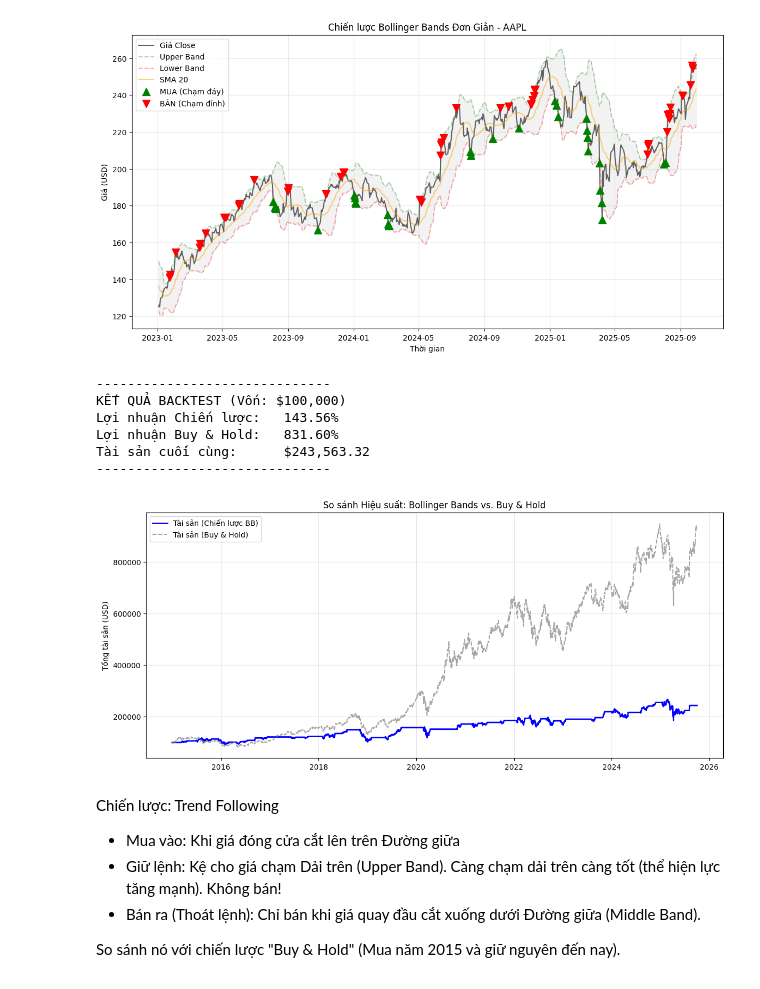
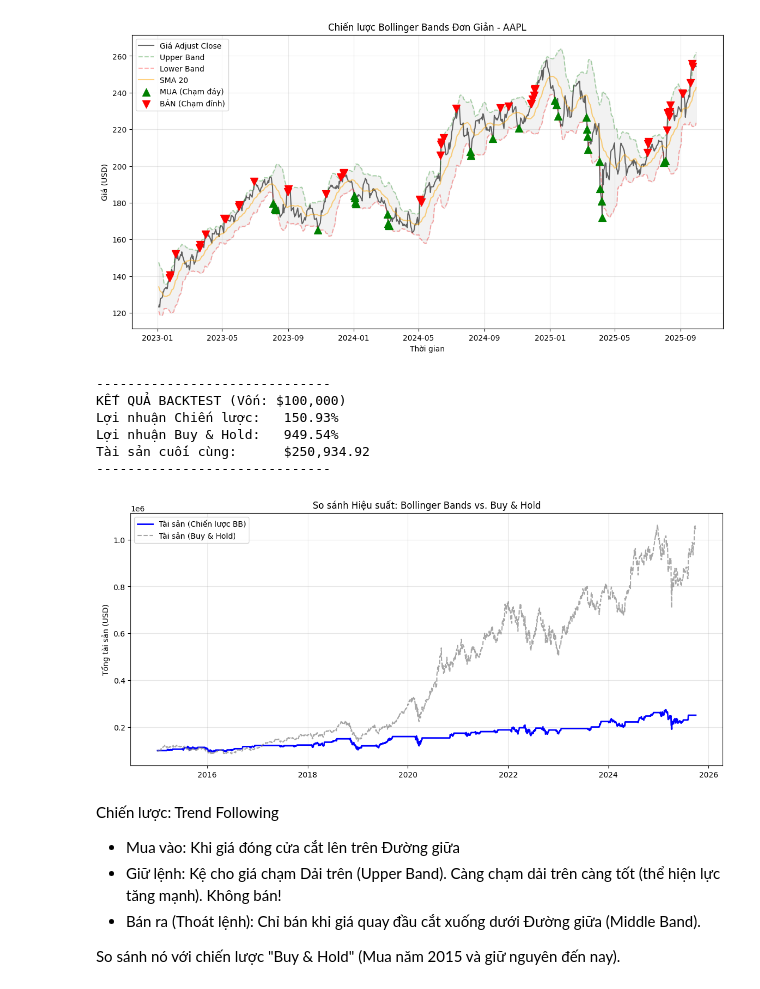
Before and after one commit to tamnguyen-2905/CF_Trang22110234_Thanh22110203_Tam22110193, a Jupyter notebook: LAB_GIUAKI/Bollinger Bands.ipynb, the cells around one changed output. Drawn from its saved outputs; the diff is of its cells as text; code cells hidden in the pictures.

Commit message:
Update Bollinger Bands

```diff
--- a/LAB_GIUAKI/Bollinger Bands.ipynb
+++ b/LAB_GIUAKI/Bollinger Bands.ipynb
@@ -15,12 +37,16 @@ if isinstance(data.columns, pd.MultiIndex):
+# %%
+# Xử lý missing value
+data.ffill(inplace = True)
+data.dropna(inplace = True)
 # %%
 # 2. TÍNH TOÁN BOLLINGER BANDS
 window = 20
 std_dev = 2
 
 #  (SMA 20)
-data['Middle Band'] = data['Close'].rolling(window=window).mean()
+data['Middle Band'] = data['Adj Close'].rolling(window=window).mean()
 # Độ lệch chuẩn
-data['Std'] = data['Close'].rolling(window=window).std()
+data['Std'] = data['Adj Close'].rolling(window=window).std()
 # Dải trên và Dải dưới
 data['Upper Band'] = data['Middle Band'] + (data['Std'] * std_dev)
 data['Lower Band'] = data['Middle Band'] - (data['Std'] * std_dev)
@@ -29,8 +55,8 @@ data['Lower Band'] = data['Middle Band'] - (data['Std'] * std_dev)
 # Mua khi giá đóng cửa < Dải dưới
 # Bán khi giá đóng cửa > Dải trên
 
-data['Buy_Signal'] = np.where(data['Close'] < data['Lower Band'], data['Close'], np.nan)
-data['Sell_Signal'] = np.where(data['Close'] > data['Upper Band'], data['Close'], np.nan)
+data['Buy_Signal'] = np.where(data['Adj Close'] < data['Lower Band'], data['Adj Close'], np.nan)
+data['Sell_Signal'] = np.where(data['Adj Close'] > data['Upper Band'], data['Adj Close'], np.nan)
 
 # Lọc bớt tín hiệu để biểu đồ đỡ rối (chỉ lấy 1 năm cuối để xem cho rõ)
 subset = data.loc['2023-01-01':]
@@ -39,7 +65,7 @@ subset = data.loc['2023-01-01':]
 plt.figure(figsize=(14, 7))
 
 # Vẽ giá và các đường Bands
-plt.plot(subset.index, subset['Close'], label='Giá Close', color='black', alpha=0.6)
+plt.plot(subset.index, subset['Adj Close'], label='Giá Adjust Close', color='black', alpha=0.6)
 plt.plot(subset.index, subset['Upper Band'], label='Upper Band', color='green', alpha=0.3, linestyle='--')
 plt.plot(subset.index, subset['Lower Band'], label='Lower Band', color='red', alpha=0.3, linestyle='--')
 plt.plot(subset.index, subset['Middle Band'], label='SMA 20', color='orange', alpha=0.5)
@@ -59,7 +85,7 @@ plt.grid(True, alpha=0.3)
 
 plt.show()
 # %% [output]
-[figure, old version]
+[figure, new version]
 # %%
 # --- PHẦN 5: BACKTEST CHIẾN LƯỢC ---
 
@@ -72,7 +98,7 @@ equity_curve = []  # Lưu giá trị tài sản theo thời gian
 # Duyệt qua từng ngày trong dữ liệu (data)
 for i in range(len(data)):
     # Lấy dữ liệu của ngày hiện tại
-    current_price = data['Close'].iloc[i]
+    current_price = data['Adj Close'].iloc[i]
     current_date = data.index[i]
 
     # Lấy ngưỡng Bands từ code cũ của bạn
@@ -105,39 +131,39 @@ data['Strategy_Equity'] = equity_curve
 # Lợi nhuận chiến lược
 strategy_return = (data['Strategy_Equity'].iloc[-1] - initial_capital) / initial_capital * 100
 
 # Lợi nhuận nếu chỉ Mua và Nắm giữ (Buy & Hold) từ ngày đầu đến ngày cuối
-buy_hold_return = (data['Close'].iloc[-1] - data['Close'].iloc[0]) / data['Close'].iloc[0] * 100
+buy_hold_return = (data['Adj Close'].iloc[-1] - data['Adj Close'].iloc[0]) / data['Adj Close'].iloc[0] * 100
 
 print("-" * 30)
 print(f"KẾT QUẢ BACKTEST (Vốn: ${initial_capital:,.0f})")
 print(f"Lợi nhuận Chiến lược:   {strategy_return:.2f}%")
 print(f"Lợi nhuận Buy & Hold:   {buy_hold_return:.2f}%")
 print(f"Tài sản cuối cùng:      ${data['Strategy_Equity'].iloc[-1]:,.2f}")
 print("-" * 30)
 
 # --- VẼ BIỂU ĐỒ HIỆU SUẤT ---
 plt.figure(figsize=(14, 6))
 
 # Vẽ đường tài sản của chiến lược
 plt.plot(data.index, data['Strategy_Equity'], label='Tài sản (Chiến lược BB)', color='blue', linewidth=2)
 
 # Vẽ đường so sánh Buy & Hold (Quy đổi về cùng vốn ban đầu để dễ so sánh)
-buy_hold_equity = (data['Close'] / data['Close'].iloc[0]) * initial_capital
+buy_hold_equity = (data['Adj Close'] / data['Adj Close'].iloc[0]) * initial_capital
 plt.plot(data.index, buy_hold_equity, label='Tài sản (Buy & Hold)', color='gray', linestyle='--', alpha=0.7)
 
 plt.title('So sánh Hiệu suất: Bollinger Bands vs. Buy & Hold')
 plt.ylabel('Tổng tài sản (USD)')
 plt.legend()
 plt.grid(True, alpha=0.3)
 plt.show()
 # %% [output]
 ------------------------------
 KẾT QUẢ BACKTEST (Vốn: $100,000)
-Lợi nhuận Chiến lược:   143.56%
-Lợi nhuận Buy & Hold:   831.60%
-Tài sản cuối cùng:      $243,563.32
+Lợi nhuận Chiến lược:   150.93%
+Lợi nhuận Buy & Hold:   949.54%
+Tài sản cuối cùng:      $250,934.92
 ------------------------------
-[figure, old version]
+[figure, new version]
 # %% [markdown]
 Chiến lược: Trend Following
 - Mua vào: Khi giá đóng cửa cắt lên trên Đường giữa
```
Also changed, not shown: parts of 3 cells of this notebook.
